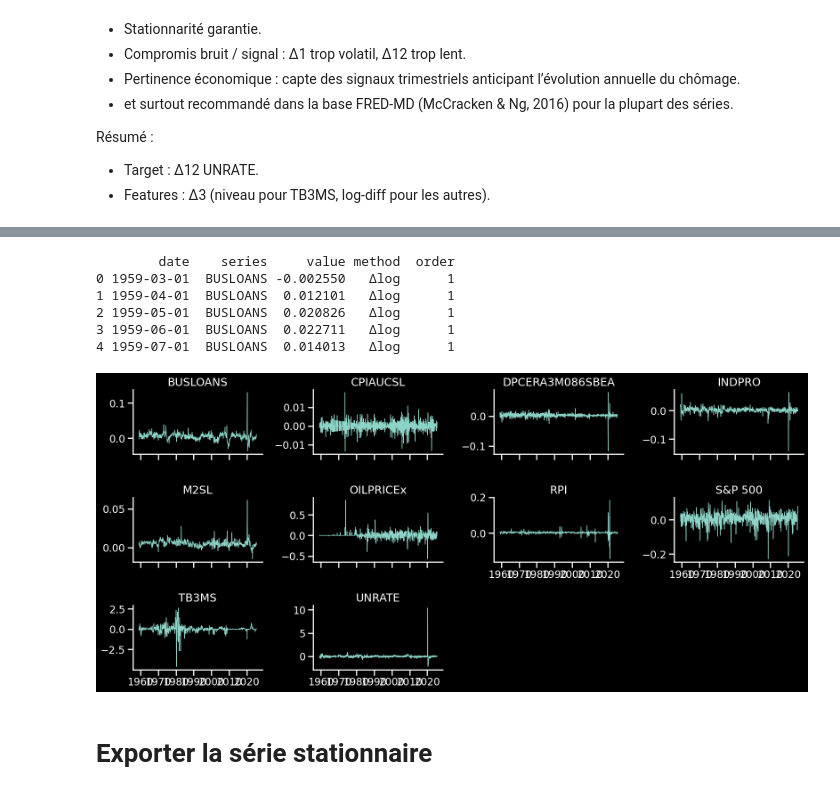
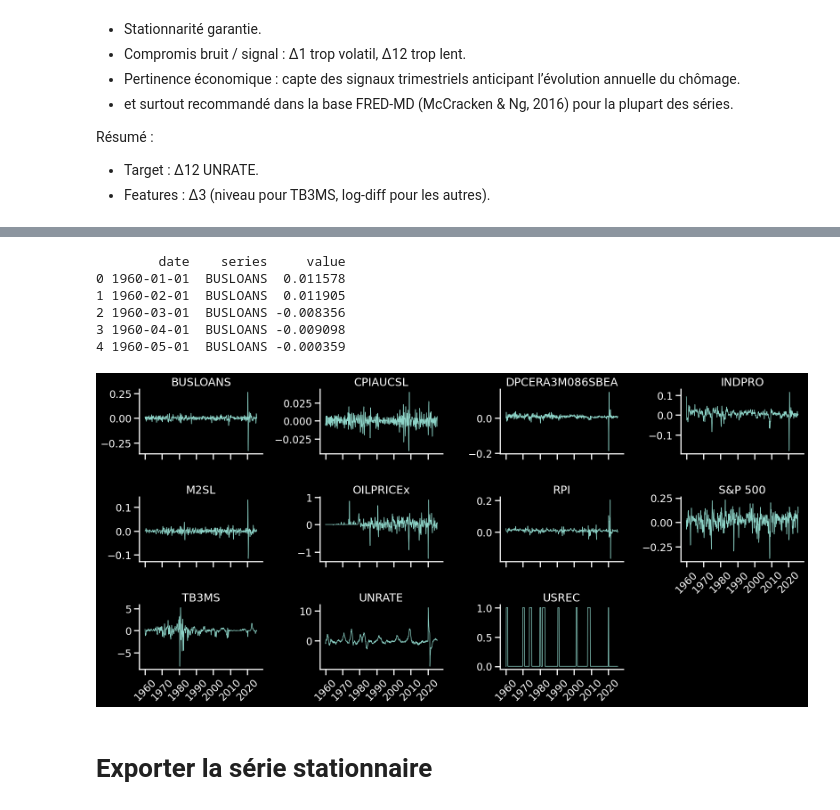
Before and after one commit to MitaDataAI/Forecast-and-explain-the-Unemployment-of-USA, a Jupyter notebook: 1_1_Stationarity.ipynb, the cells around one changed output, grey strips where cells are left out. Cells and saved outputs as stored; diff of their text form; code cells hidden in the pictures.

```diff
--- a/1_1_Stationarity.ipynb
+++ b/1_1_Stationarity.ipynb
@@ -547,0 +544,2 @@ summary_all
+# %%
+df_stationary = df_trans
@@ -549,0 +817,17 @@ summary_all
+# %%
+# Télécharger la série de récession
+usrec = web.DataReader("USRECDM", "fred", start="1959-01-01")
+
+# Convertir en mensuel
+usrec = usrec.resample("M").max()
+
+# Nommer l’index et la colonne
+usrec.index.name = "date"
+usrec.rename(columns={"USRECDM": "USREC"}, inplace=True)
+
+# Afficher les 5 premières lignes
+print(usrec.head())
+
+usrec_monthly = usrec_monthly.astype('category')
+usrec_monthly
+pd.crosstab(index = usrec_monthly["USREC"], columns='count')
@@ -549,0 +846,4 @@ summary_all
+# %%
+# -----------------------------
+# Fusionner sur l’index (la date)
+df_stationary = df_stationary.merge(usrec_monthly, left_index=True, right_index=True, how="left")
@@ -550,69 +854,65 @@ summary_all
 # %%
-# 1) s'assurer que l'index est bien nommé/typé
 df_stationary = df_stationary.copy()
+df_stationary.attrs.clear()   # <- empêche l'erreur lors du melt
 df_stationary.index.name = "date"
 df_stationary.index = pd.to_datetime(df_stationary.index)
 
-# 2) passage en format long
 df_long = (
     df_stationary
-      .reset_index()                           # sasdate -> colonne
-      .melt(id_vars="date",
-            var_name="series",
-            value_name="value")
+      .reset_index()
+      .melt(id_vars="date", var_name="series", value_name="value")
       .dropna(subset=["value"])
       .sort_values(["series", "date"])
       .reset_index(drop=True)
 )
 
-# 3) ajouter method/order si tu as déjà 'summary_all'
 if "summary_all" in globals():
-    meta = summary_all[["method", "order"]].reset_index()  # 'series' en index dans summary_all
+    meta = summary_all[["method", "order"]].reset_index()
     df_long = df_long.merge(meta, on="series", how="left")
 
 print(df_long.head())
 # %% [output]
-        date    series     value method  order
-0 1959-03-01  BUSLOANS -0.002550   Δlog      1
-1 1959-04-01  BUSLOANS  0.012101   Δlog      1
-2 1959-05-01  BUSLOANS  0.020826   Δlog      1
-3 1959-06-01  BUSLOANS  0.022711   Δlog      1
-4 1959-07-01  BUSLOANS  0.014013   Δlog      1
+        date    series     value
+0 1960-01-01  BUSLOANS  0.011578
+1 1960-02-01  BUSLOANS  0.011905
+2 1960-03-01  BUSLOANS -0.008356
+3 1960-04-01  BUSLOANS -0.009098
+4 1960-05-01  BUSLOANS -0.000359
 # %%
 # s'assurer de l'ordre et du type de date
 df_long = df_long.sort_values(["series", "date"]).copy()
 df_long["date"] = pd.to_datetime(df_long["date"])
 
 plt.style.use("dark_background")
 sns.set_context("talk")
 
 g = sns.relplot(
     data=df_long,
     x="date", y="value",
     col="series", col_wrap=4,
     kind="line", linewidth=1,
     facet_kws=dict(sharey=False),
     hue=None, legend=False,
     height=2.6, aspect=1.6
 )
 
 g.set_axis_labels("", "")
 g.set_titles("{col_name}")
 
 # Formatage des dates pour plus de lisibilité en fond sombre
 locator = mdates.AutoDateLocator()
 formatter = mdates.ConciseDateFormatter(locator)
 
 for ax in g.axes.flat:
     ax.xaxis.set_major_locator(locator)
     ax.xaxis.set_major_formatter(formatter)
-    ax.tick_params(axis="x", labelrotation=0, colors="white")
+    ax.tick_params(axis="x", labelrotation=45, colors="white")  # ⬅️ rotation à 45°
     ax.tick_params(axis="y", colors="white")
     ax.grid(False)
 
 plt.show()
 # %% [output]
-[figure, old version]
+[figure, new version]
 # %% [markdown]
 # Exporter la série stationnaire
 # %%
```
Also changed, not shown: parts of 57 cells of this notebook, 12 other files.
